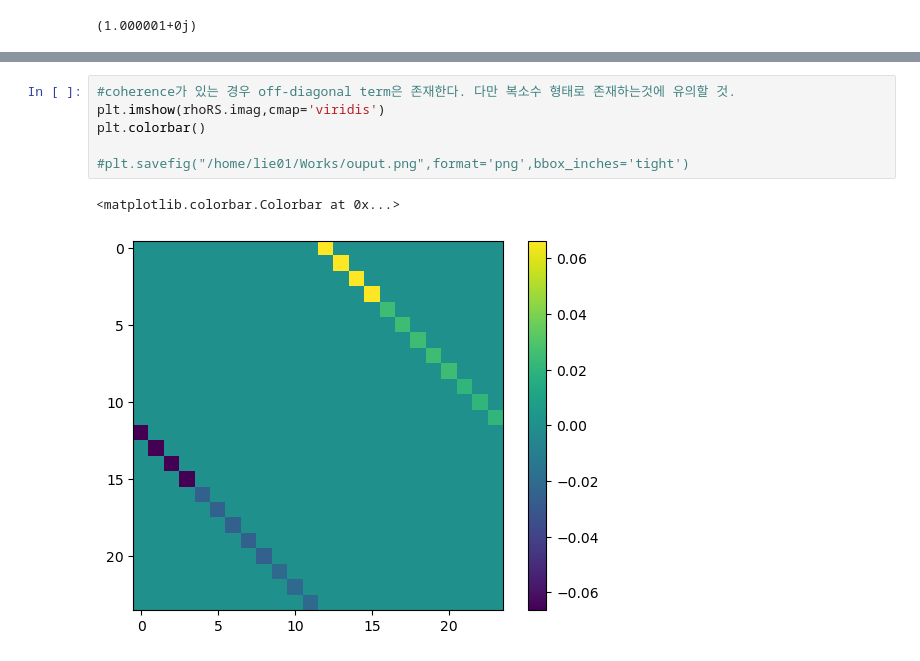
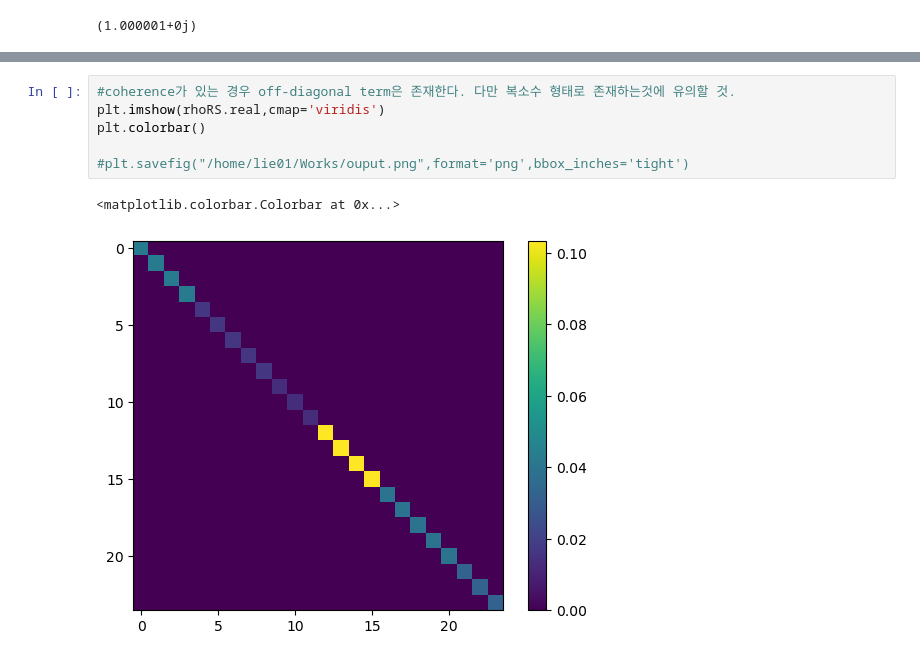
Before and after one commit to Ha-Nul/Codes, a Jupyter notebook: Python/PhD/Limitation/2025-04-18_DMP_construct.ipynb, the cells around one changed output, grey strips where cells are left out. Cells and saved outputs as stored; diff of their text form.

```diff
--- a/Python/PhD/2025-04-18_DMP_construct.ipynb
+++ b/Python/PhD/Limitation/2025-04-18_DMP_construct.ipynb
@@ -224,10 +236,10 @@ array([[ 0.146,  0.   ,  0.   ,  0.   ,  0.   ,  0.   ,  0.   ,  0.   ,  0.   ,
        [ 0.   ,  0.   ,  0.   ,  0.   ,  0.   ,  0.   ,  0.   ,  0.   ,  0.   ,  0.   ,  0.   ,  0.046]])
 # %%
 #coherence가 있는 경우 off-diagonal term은 존재한다. 다만 복소수 형태로 존재하는것에 유의할 것.
-plt.imshow(rhoRS.imag,cmap='viridis')
+plt.imshow(rhoRS.real,cmap='viridis')
 plt.colorbar()
 
 #plt.savefig("/home/lie01/Works/ouput.png",format='png',bbox_inches='tight')
 # %% [output]
 <matplotlib.colorbar.Colorbar at 0x...>
-[figure, old version]
+[figure, new version]
```
Also changed, not shown: parts of 4 cells of this notebook, 8 other files.
